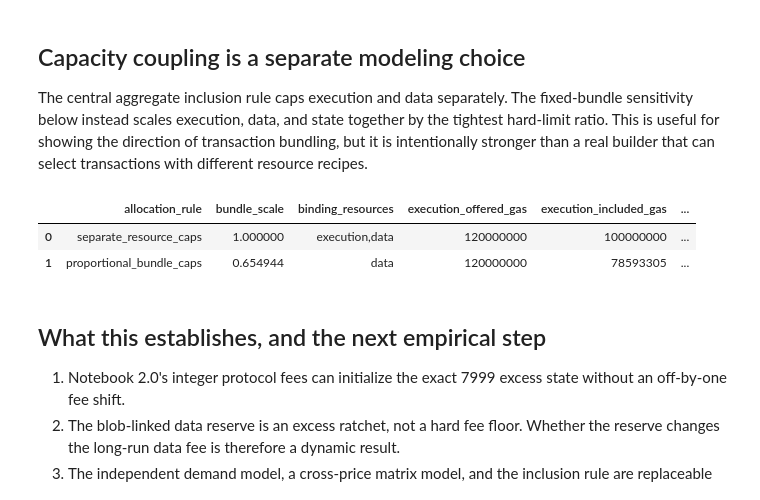
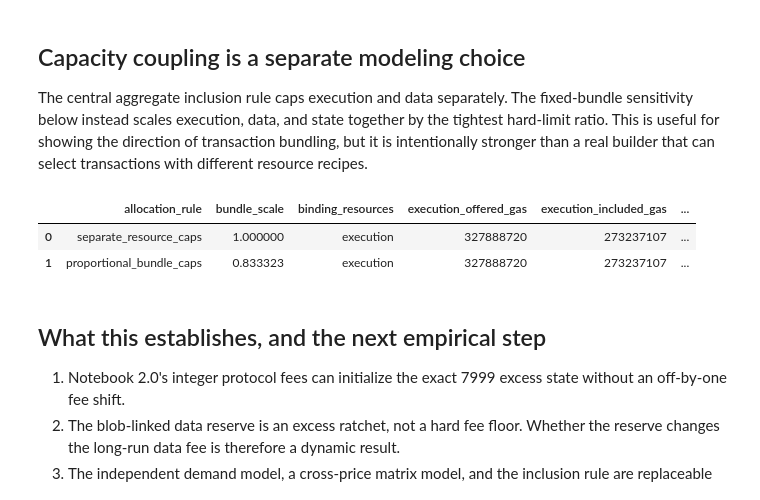
Before and after one commit to M1kuW1ll/eip-7999-research, a Jupyter notebook: notebooks/2.1-full-7999-driven-replay-scaffold.ipynb, the cells around one changed output. Drawn from its saved outputs; the diff is of its cells as text; code cells hidden in the pictures.

```diff
--- a/notebooks/2.1-full-7999-driven-replay-scaffold.ipynb
+++ b/notebooks/2.1-full-7999-driven-replay-scaffold.ipynb
@@ -72,7 +72,13 @@ OUT_PLOT = PLOTS_DIR / f"full_7999_driven_replay_scaffold_{DATE_LABEL}.png"
 
 accounting_card = pd.read_csv(ACCOUNTING_CARD_CSV).iloc[0]
 headline = pd.read_csv(HEADLINE_CSV)
-headline = headline[headline["scenario"].isin(["E100_D40_S75", "E200_D60_S75"])].copy()
+headline = (
+    headline[headline["data_target_denominator"].isin([6, 4])]
+    .sort_values("data_target_denominator", ascending=False)
+    .copy()
+)
+REPLAY_SCENARIOS = headline["scenario"].tolist()
+STRESS_SCENARIO = REPLAY_SCENARIOS[0]
 elasticities = pd.read_csv(ELASTICITY_CSV)
 central_elasticity = elasticities.set_index("window_days").loc[CENTRAL_WINDOW]
 
@@ -109,7 +115,7 @@ warm_start_rows = []
 for row in headline.itertuples(index=False):
     targets = {
         "execution": int(row.execution_gas_limit // 2),
-        "data": int(row.data_gas_limit // 4),
+        "data": int(row.data_gas_target),
         "state": int(row.state_gas_target),
     }
     protocol_fees = {
@@ -125,6 +131,7 @@ for row in headline.itertuples(index=False):
         execution_gas_limit=int(row.execution_gas_limit),
         bandwidth_gas_limit=int(row.data_gas_limit),
         state_gas_target=int(row.state_gas_target),
+        bandwidth_target_ratio=int(row.data_target_denominator),
         initial_execution_base_fee=protocol_fees["execution"],
         initial_bandwidth_base_fee=protocol_fees["data"],
         initial_state_base_fee=protocol_fees["state"],
@@ -263,7 +270,7 @@ def scenario_config(row, *, initial_data_fee):
         bandwidth_gas_limit=int(row.data_gas_limit),
         state_gas_target=int(row.state_gas_target),
         execution_target_ratio=2,
-        bandwidth_target_ratio=4,
+        bandwidth_target_ratio=int(row.data_target_denominator),
         initial_execution_base_fee=int(row.execution_protocol_base_fee_wei),
         initial_bandwidth_base_fee=int(initial_data_fee),
         initial_state_base_fee=int(row.state_protocol_base_fee_wei),
@@ -357,32 +364,32 @@ The central aggregate inclusion rule caps execution and data separately. The fix
 # %%
 stress_path = JointShockPath(
     values=pd.DataFrame([[2.4, 4.5, 2.0]], columns=RESOURCES),
     frequency="block", basis="7999_metered", source="one-block capacity stress",
     source_positions=(0,),
 )
-stress_row = headline.set_index("scenario").loc["E100_D40_S75"]
+stress_row = headline.set_index("scenario").loc[STRESS_SCENARIO]
 stress_runs = []
 for rule in [SeparateResourceCaps(), ProportionalBundleCaps()]:
     stress = run_driven_full_7999(
         config=scenario_config(
             stress_row, initial_data_fee=int(stress_row.data_protocol_base_fee_wei)
         ),
         demand_model=demand_model, shock_path=stress_path,
         blob_base_fee_per_gas=ILLUSTRATIVE_BLOB_BASE_FEE_WEI,
         inclusion_rule=rule,
     )
     stress_runs.append(stress)
 stress_comparison = pd.concat(stress_runs, ignore_index=True)
 display(stress_comparison[[
     "allocation_rule", "bundle_scale", "binding_resources",
     "execution_offered_gas", "execution_included_gas",
     "data_offered_gas", "data_included_gas",
     "state_offered_gas", "state_included_gas", "state_rationed",
 ]])
 # %% [output]
 |  | allocation_rule | bundle_scale | binding_resources | execution_offered_gas | execution_included_gas | ... |
-| 0 | separate_resource_caps | 1.000000 | execution,data | 120000000 | 100000000 | ... |
-| 1 | proportional_bundle_caps | 0.654944 | data | 120000000 | 78593305 | ... |
+| 0 | separate_resource_caps | 1.000000 | execution | 327888720 | 273237107 | ... |
+| 1 | proportional_bundle_caps | 0.833323 | execution | 327888720 | 273237107 | ... |
 # %% [markdown]
 ## What this establishes, and the next empirical step
 
```
Also changed, not shown: parts of 4 cells of this notebook, 17 other files.
